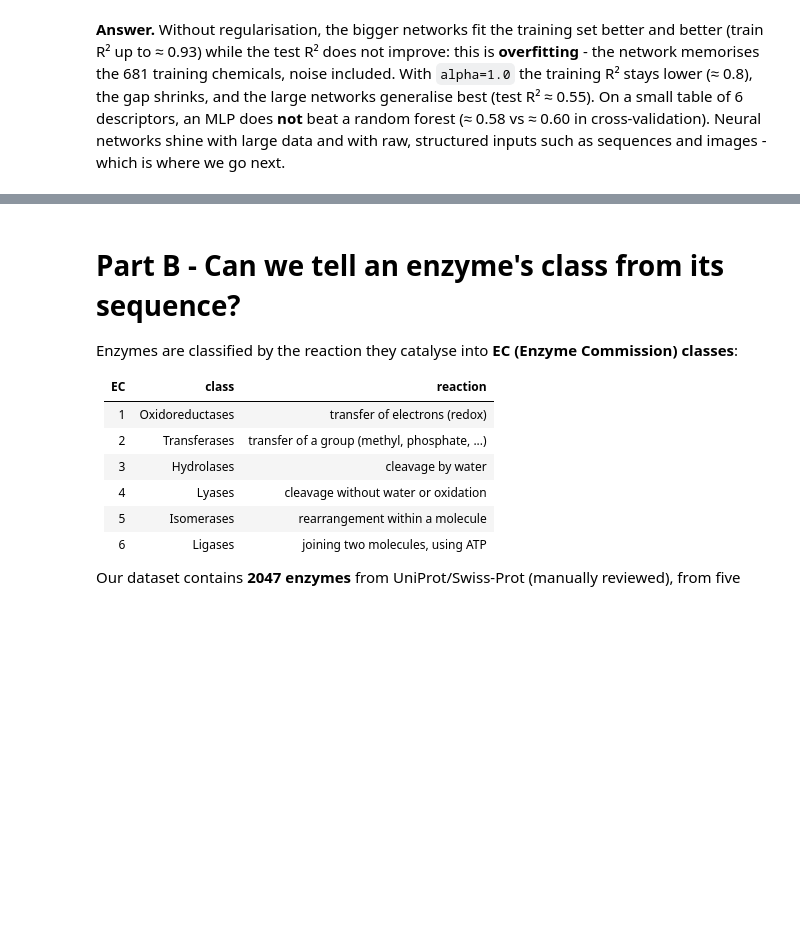
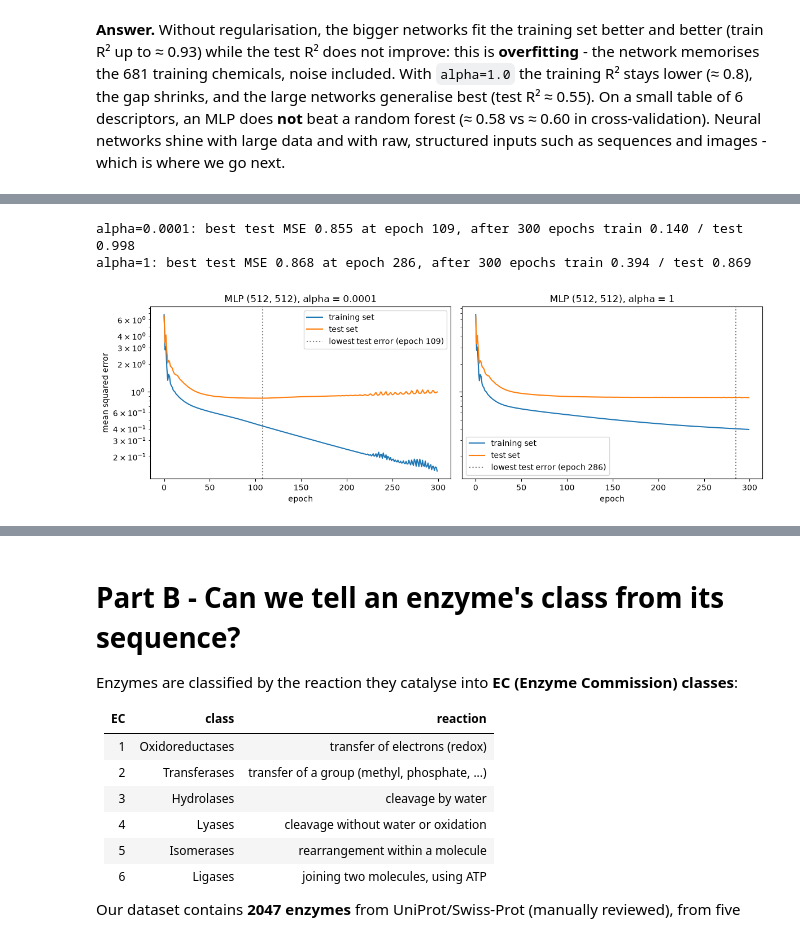
Before and after one commit to giorginolab/AI-qbio-classes, a Jupyter notebook: course/t02_neural_networks_enzymes.ipynb, the cells around one changed output, grey strips where cells are left out. Saved outputs shown, nothing was run; the diff lists cells and outputs as text; code cells hidden in the pictures; blank space fills up the shorter version.

```diff
--- a/course/t02_neural_networks_enzymes.ipynb
+++ b/course/t02_neural_networks_enzymes.ipynb
@@ -176,0 +258,27 @@ sequences and images - which is where we go next.
+# %%
+from sklearn.metrics import mean_squared_error
+
+scaler = StandardScaler().fit(X_train)
+Xtr_s, Xte_s = scaler.transform(X_train), scaler.transform(X_test)
+
+fig, axes = plt.subplots(1, 2, figsize=(12, 4), sharey=True)
+for ax, alpha in zip(axes, [1e-4, 1.0]):
+    net_e = MLPRegressor(hidden_layer_sizes=(512, 512), alpha=alpha, random_state=RNG)
+    tr_mse, te_mse = [], []
+    for epoch in range(300):
+        net_e.partial_fit(Xtr_s, y_train)          # one more pass over the training data
+        tr_mse.append(mean_squared_error(y_train, net_e.predict(Xtr_s)))
+        te_mse.append(mean_squared_error(y_test, net_e.predict(Xte_s)))
+    best = int(np.argmin(te_mse))
+    ax.plot(tr_mse, label="training set")
+    ax.plot(te_mse, label="test set")
+    ax.axvline(best, color="grey", ls=":", label=f"lowest test error (epoch {best + 1})")
+    ax.set_yscale("log"); ax.set_xlabel("epoch"); ax.set_title(f"MLP (512, 512), alpha = {alpha:g}")
+    print(f"alpha={alpha:g}: best test MSE {min(te_mse):.3f} at epoch {best + 1}, "
+          f"after 300 epochs train {tr_mse[-1]:.3f} / test {te_mse[-1]:.3f}")
+axes[0].set_ylabel("mean squared error"); axes[0].legend(); axes[1].legend()
+plt.tight_layout()
+# %% [output]
+alpha=0.0001: best test MSE 0.855 at epoch 109, after 300 epochs train 0.140 / test 0.998
+alpha=1: best test MSE 0.868 at epoch 286, after 300 epochs train 0.394 / test 0.869
+[figure, added]
```
Also changed, not shown: parts of 27 cells of this notebook, 3 other files.
